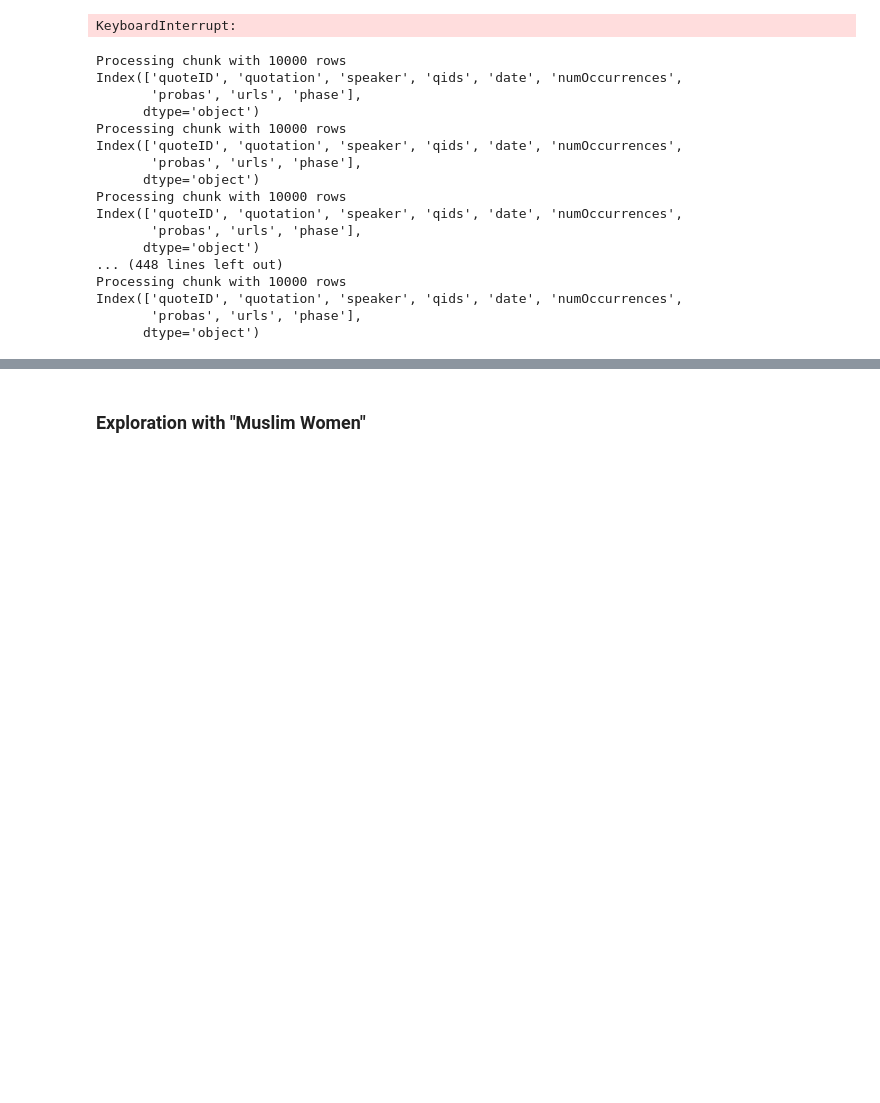
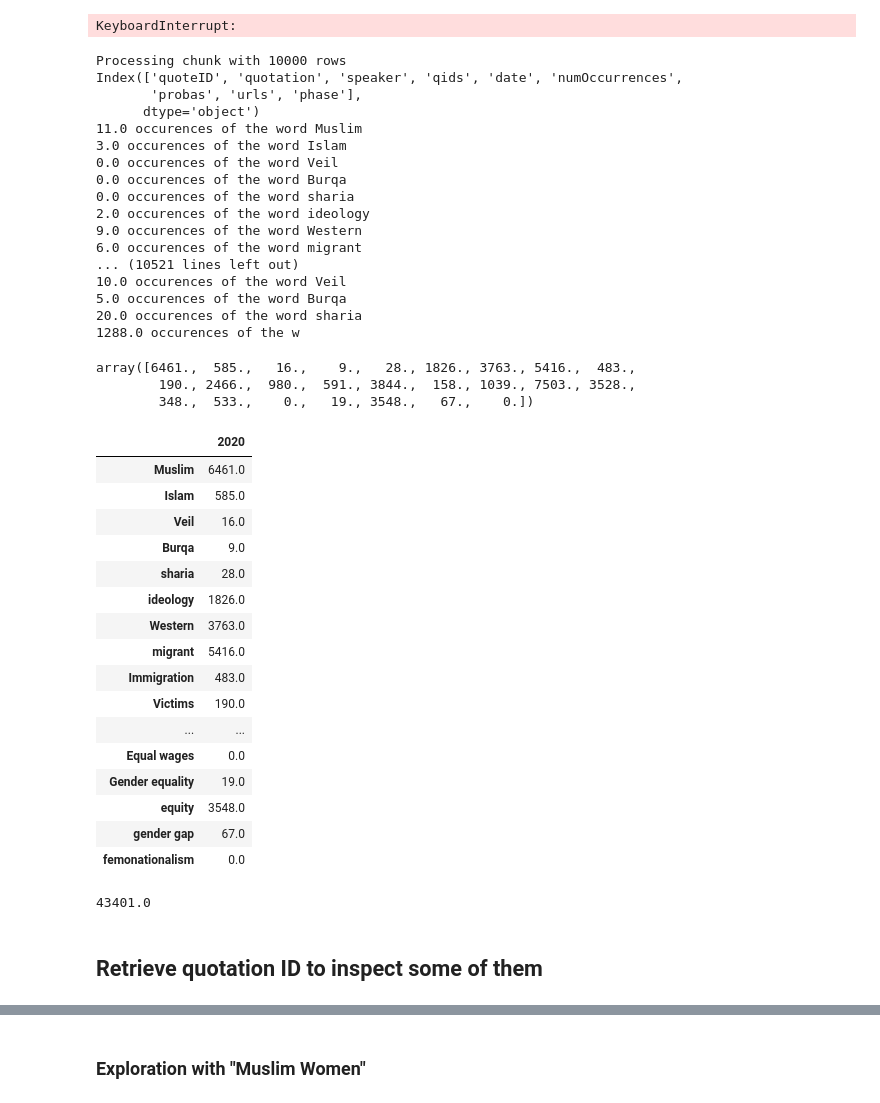
Before and after one commit to galannp/milestone_2, a Jupyter notebook: YM/Main_notebook.ipynb, the cells around one changed output, grey strips where cells are left out. Drawn from its saved outputs; the diff is of its cells as text; code cells hidden in the pictures; blank space fills up the shorter version.

Commit message:
Added second vocabulary and in-depth topic specific research

```diff
--- a/YM/Main_notebook.ipynb
+++ b/YM/Main_notebook.ipynb
@@ -69,47 +34,45 @@ Index(['quoteID', 'quotation', 'speaker', 'qids', 'date', 'numOccurrences',
       dtype='object')
 KeyboardInterrupt:
 # %%
-vocabulary= ('Muslim','Islam ','Veil ','Burqa','sharia','ideology',
+vocabulary= ['Muslim','Islam ','Veil ','Burqa','sharia','ideology',
              'Western','migrant','Immigration','Victims ','Protect',
              'Save','Violence','Men','Dangerous','extremist','attacks',
              'terrorism','misogyny','sexism','Equal wages','Gender equality',
-             'equity','gender gap','femonationalism')
+             'equity','gender gap','femonationalism']
 # %%
 def process_chunk(chunk, occurences, vocabulary):
         print(f'Processing chunk with {len(chunk)} rows')
         print(chunk.columns)
         occurences = np.zeros(len(vocabulary))
         for index, word in enumerate(vocabulary):
-            occurences[index] = np.sum(chunk['quotation'].str.contains(word))
+            occurences[index] = np.sum(chunk['quotation'].str.contains(word,case=False))
         return occurences
 
 def count_occurences_word(path_to_file, vocabulary, chunksize = 10 ** 4):
     occurences = np.zeros(len(vocabulary))
-    total_occurences = np.zeros(len(vocabulary))
     with pd.read_json(path_to_file, lines=True, compression='bz2', chunksize=chunksize) as df_reader:
         for chunk in df_reader:
             occurences = occurences + process_chunk(chunk, occurences, vocabulary)
-            #for index, word in enumerate(vocabulary):
-            #    print(occurences[index], 'occurences of the word' , word)
-            total_occurences = total_occurences + occurences
-        print(total_occurences[index], 'Total occurences of the word' , word)
+            for index, word in enumerate(vocabulary):
+                print(occurences[index], 'occurences of the word' , word)
+    return occurences
 # %%
-count_occurences_word(quotes_2020, vocabulary, chunksize = 10 ** 4)
+occurences = count_occurences_word(quotes_2020, vocabulary, chunksize = 10 ** 4)
 # %% [output]
 Processing chunk with 10000 rows
 Index(['quoteID', 'quotation', 'speaker', 'qids', 'date', 'numOccurrences',
        'probas', 'urls', 'phase'],
       dtype='object')
-Processing chunk with 10000 rows
-Index(['quoteID', 'quotation', 'speaker', 'qids', 'date', 'numOccurrences',
-       'probas', 'urls', 'phase'],
-      dtype='object')
-Processing chunk with 10000 rows
-Index(['quoteID', 'quotation', 'speaker', 'qids', 'date', 'numOccurrences',
-       'probas', 'urls', 'phase'],
-      dtype='object')
-... (448 lines left out)
-Processing chunk with 10000 rows
-Index(['quoteID', 'quotation', 'speaker', 'qids', 'date', 'numOccurrences',
-       'probas', 'urls', 'phase'],
-      dtype='object')
+11.0 occurences of the word Muslim
+3.0 occurences of the word Islam
+0.0 occurences of the word Veil
+0.0 occurences of the word Burqa
+0.0 occurences of the word sharia
+2.0 occurences of the word ideology
+9.0 occurences of the word Western
+6.0 occurences of the word migrant
+... (10521 lines left out)
+10.0 occurences of the word Veil
+5.0 occurences of the word Burqa
+20.0 occurences of the word sharia
+1288.0 occurences of the w
@@ -117,0 +79,33 @@ print('Done')
+# %%
+occurences
+# %% [output]
+array([6461.,  585.,   16.,    9.,   28., 1826., 3763., 5416.,  483.,
+        190., 2466.,  980.,  591., 3844.,  158., 1039., 7503., 3528.,
+        348.,  533.,    0.,   19., 3548.,   67.,    0.])
+# %%
+#Create a Dataframe with the 2020 data
+df_occ = pd.DataFrame(occurences, columns=['2020'], index=vocabulary)
+# %% [output]
+|  | 2020 |
+| Muslim | 6461.0 |
+| Islam | 585.0 |
+| Veil | 16.0 |
+| Burqa | 9.0 |
+| sharia | 28.0 |
+| ideology | 1826.0 |
+| Western | 3763.0 |
+| migrant | 5416.0 |
+| Immigration | 483.0 |
+| Victims | 190.0 |
+| ... | ... |
+| Equal wages | 0.0 |
+| Gender equality | 19.0 |
+| equity | 3548.0 |
+| gender gap | 67.0 |
+| femonationalism | 0.0 |
+# %%
+df_occ['2020'].sum()
+# %% [output]
+43401.0
+# %% [markdown]
+## Retrieve quotation ID to inspect some of them
```
Also changed, not shown: parts of 21 cells of this notebook.
